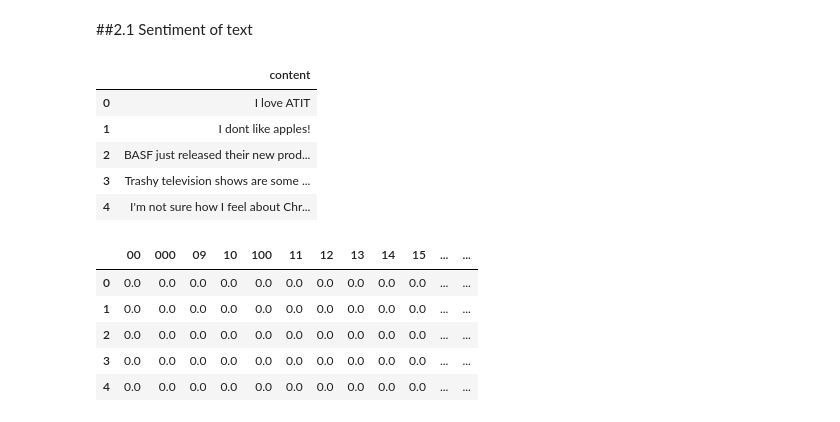
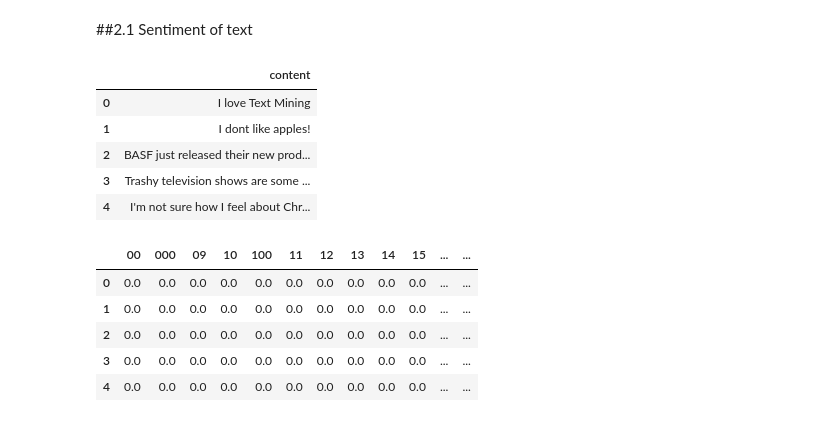
Before and after one commit to tomheyden/StockPricePrediction, a Jupyter notebook: SentimentAnalysis.ipynb, the cells around one changed output. Drawn from its saved outputs; the diff is of its cells as text; code cells hidden in the pictures.

```diff
--- a/SentimentAnalysis.ipynb
+++ b/SentimentAnalysis.ipynb
@@ -82,19 +82,19 @@ LinearSVC()
 # %%
 # We start using our model analyzing the sentiment of specifc text
 
 pd.set_option("display.max_colwidth", 200)
 
 text = pd.DataFrame({'content': [
-    "I love ATIT",
+    "I love Text Mining",
     "I dont like apples!",
     "BASF just released their new product!",
     "Trashy television shows are some of my favorites",
     "I'm not sure how I feel about Christian Klein",
 ]})
 text
 # %% [output]
 |  | content |
-| 0 | I love ATIT |
+| 0 | I love Text Mining |
 | 1 | I dont like apples! |
 | 2 | BASF just released their new prod... |
 | 3 | Trashy television shows are some ... |
```
Also changed, not shown: parts of 6 cells of this notebook.
